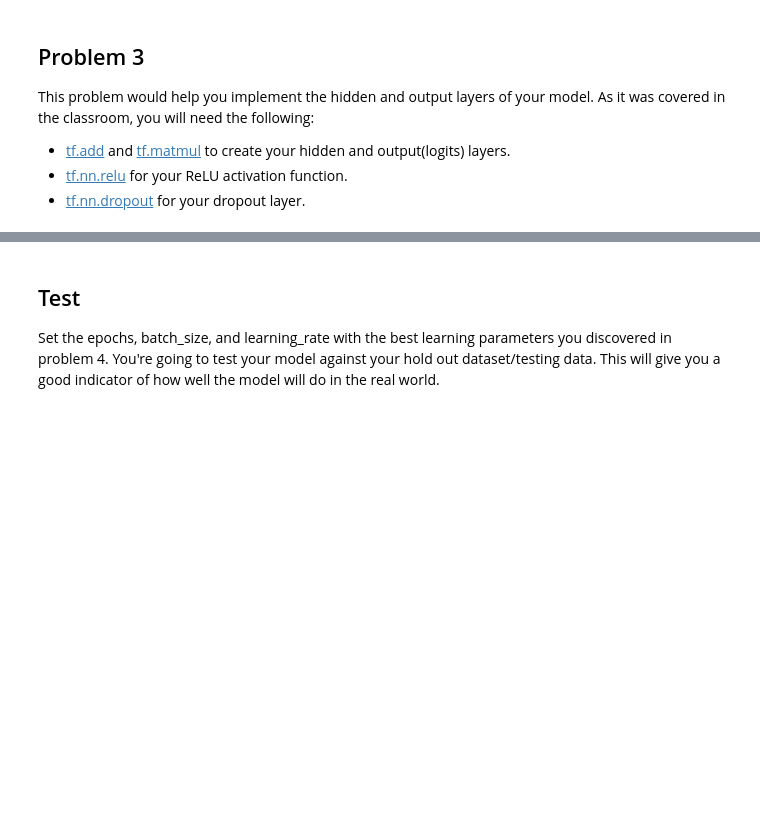
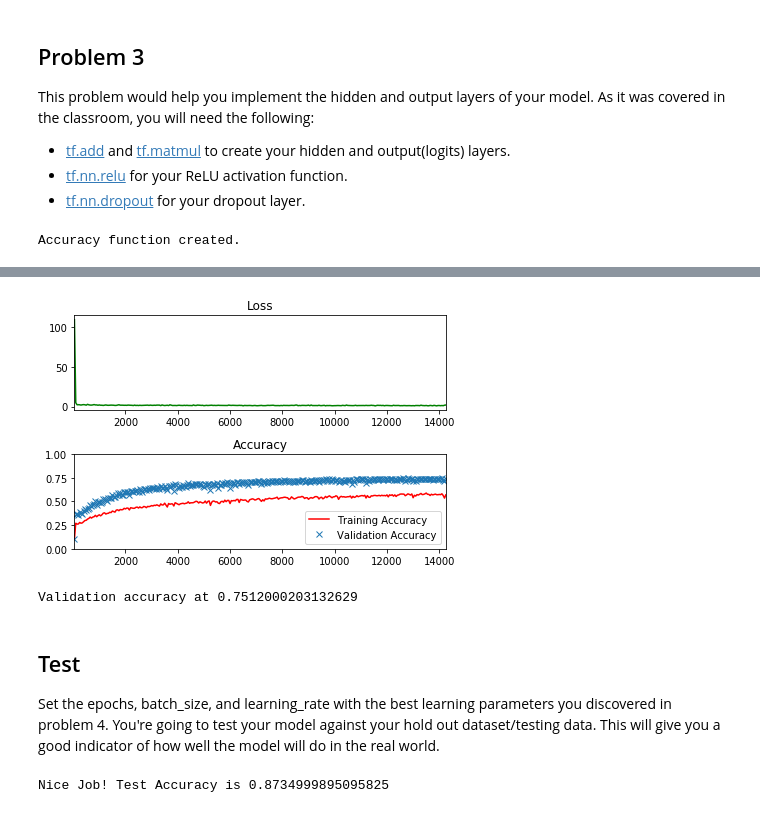
Before and after one commit to Chaser/RoboND-DNN-Lab, a Jupyter notebook: DNN_lab.ipynb, the cells around one changed output, grey strips where cells are left out. Saved outputs shown, nothing was run; the diff lists cells and outputs as text; code cells hidden in the pictures; blank space fills up the shorter version.

```diff
--- a/DNN_lab.ipynb
+++ b/DNN_lab.ipynb
@@ -259,7 +254,7 @@ features_count = 784   # 28x288
 labels_count = 10
 
 # Set the hidden layer width. You can try different widths for different layers and experiment.
-hidden_layer_width = 16
+hidden_layer_width = 64
 
 # Set the features, labels, and keep_prob tensors
 features = tf.placeholder(tf.float32, shape = (None, features_count))
@@ -267,14 +262,11 @@ labels = tf.placeholder(tf.float32, shape = (None, labels_count))
 keep_prob = tf.placeholder(tf.float32)
 
 # TODO: Set the list of weights and biases tensors based on number of layers
-weights = [tf.Variable(tf.truncated_normal([features_count, hidden_layer_width], mean = 0.0, stddev = 0.01)),
-           tf.Variable(tf.truncated_normal([hidden_layer_width, hidden_layer_width], mean = 0.0, stddev = 0.01)),
-           tf.Variable(tf.truncated_normal([hidden_layer_width, labels_count], mean = 0.0, stddev = 0.01))]
+weights = [tf.Variable(tf.truncated_normal([features_count, hidden_layer_width])),
+          tf.Variable(tf.truncated_normal([hidden_layer_width, labels_count]))]
 
 biases = [tf.Variable(tf.zeros([hidden_layer_width])),
-          tf.Variable(tf.zeros([hidden_layer_width])),
-          tf.Variable(tf.zeros([labels_count]))]
-
+         tf.Variable(tf.zeros([labels_count]))]
 
 ### DON'T MODIFY ANYTHING BELOW ###
 from tensorflow.python.ops.variables import Variable
@@ -303,10 +295,12 @@ This problem would help you implement the hidden and output layers of your model
 - [tf.nn.dropout](https://www.tensorflow.org/api_docs/python/tf/nn/dropout) for your dropout layer.
 # %%
 # TODO: Hidden Layers with ReLU Activation and dropouts. "features" would be the input to the first layer.
-hidden_layer_1 = None
+hidden_layer_1 = tf.add(tf.matmul(features, weights[0]), biases[0])
+hidden_layer_1 = tf.nn.relu(hidden_layer_1)
+hidden_layer_1 = tf.nn.dropout(hidden_layer_1, keep_prob)
 
 # TODO: Output layer
-logits = None
+logits = tf.add(tf.matmul(hidden_layer_1, weights[1]), biases[1])
 # %%
 ### DON'T MODIFY ANYTHING BELOW ###
 
@@ -324,6 +318,8 @@ is_correct_prediction = tf.equal(tf.argmax(prediction, 1), tf.argmax(labels, 1))
 accuracy = tf.reduce_mean(tf.cast(is_correct_prediction, tf.float32))
 
 print('Accuracy function created.')
+# %% [output]
+Accuracy function created.
 # %% [markdown]
 <img src="image/learn_rate_tune.png" style="height: 60%;width: 60%">
 ## Problem 4
@@ -332,12 +328,10 @@ In the previous lab for a single Neural Network, you attempted several different
 You have another hyperparameter to tune now, however. Set the value for keep_probability and observe how it affects your results.
 # %%
 # TODO: Find the best parameters for each configuration
-epochs = None
-batch_size = None
-learning_rate = None
-keep_probability = None
-
-
+epochs = 5
+batch_size = 50
+learning_rate = 0.1
+keep_probability = 0.5
 
 ### DON'T MODIFY ANYTHING BELOW ###
 # Gradient Descent
@@ -381,43 +375,44 @@ with tf.Session() as session:
                                                                      labels: train_labels, keep_prob: keep_probability})
                 validation_accuracy = session.run(accuracy, feed_dict={features: valid_features,
                                                                      labels: valid_labels, keep_prob: 1.0})
 
                 # Log batches
                 previous_batch = batches[-1] if batches else 0
                 batches.append(log_batch_step + previous_batch)
                 loss_batch.append(l)
                 train_acc_batch.append(training_accuracy)
                 valid_acc_batch.append(validation_accuracy)
 
         # Check accuracy against Validation data
         validation_accuracy = session.run(accuracy, feed_dict={features: valid_features,
                                                                      labels: valid_labels, keep_prob: 1.0})
 
 loss_plot = plt.subplot(211)
 loss_plot.set_title('Loss')
 loss_plot.plot(batches, loss_batch, 'g')
 loss_plot.set_xlim([batches[0], batches[-1]])
 acc_plot = plt.subplot(212)
 acc_plot.set_title('Accuracy')
 acc_plot.plot(batches, train_acc_batch, 'r', label='Training Accuracy')
 acc_plot.plot(batches, valid_acc_batch, 'x', label='Validation Accuracy')
 acc_plot.set_ylim([0, 1.0])
 acc_plot.set_xlim([batches[0], batches[-1]])
 acc_plot.legend(loc=4)
 plt.tight_layout()
 plt.show()
 
 print('Validation accuracy at {}'.format(validation_accuracy))
+# %% [output]
+[figure, added]
+Validation accuracy at 0.7512000203132629
 # %% [markdown]
 ## Test
 Set the epochs, batch_size, and learning_rate with the best learning parameters you discovered in problem 4.  You're going to test your model against your hold out dataset/testing data.  This will give you a good indicator of how well the model will do in the real world.
 # %%
 # TODO: Set the epochs, batch_size, and learning_rate with the best parameters from problem 4
-epochs = None
-batch_size = None
-learning_rate = None
-
-
+epochs = 5
+batch_size = 50
+learning_rate = 0.1
 
 ### DON'T MODIFY ANYTHING BELOW ###
 # The accuracy measured against the test set
@@ -448,3 +443,5 @@ with tf.Session() as session:
                                                                      labels: test_labels, keep_prob: 1.0})
 
 print('Nice Job! Test Accuracy is {}'.format(test_accuracy))
+# %% [output]
+Nice Job! Test Accuracy is 0.8734999895095825
```
Also changed, not shown: parts of 3 cells of this notebook.
